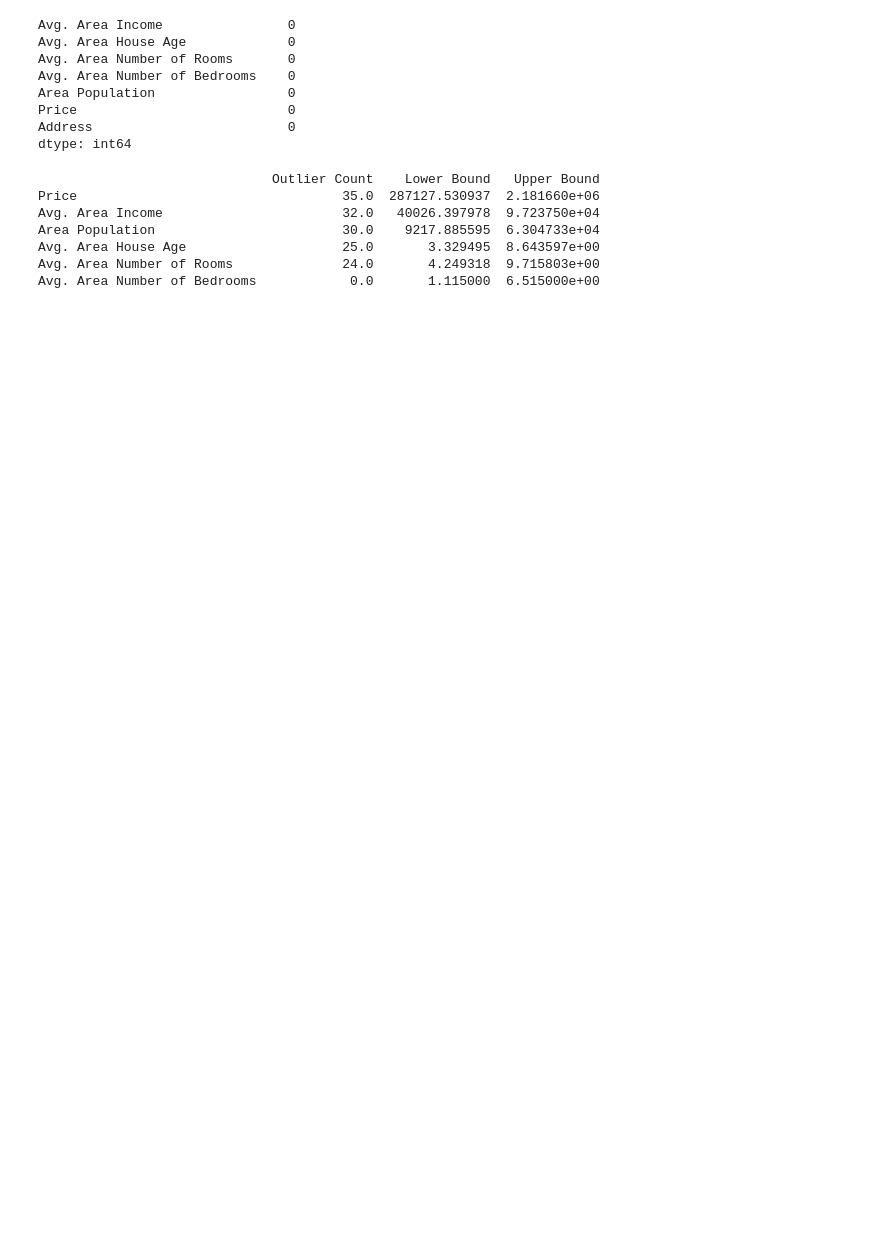
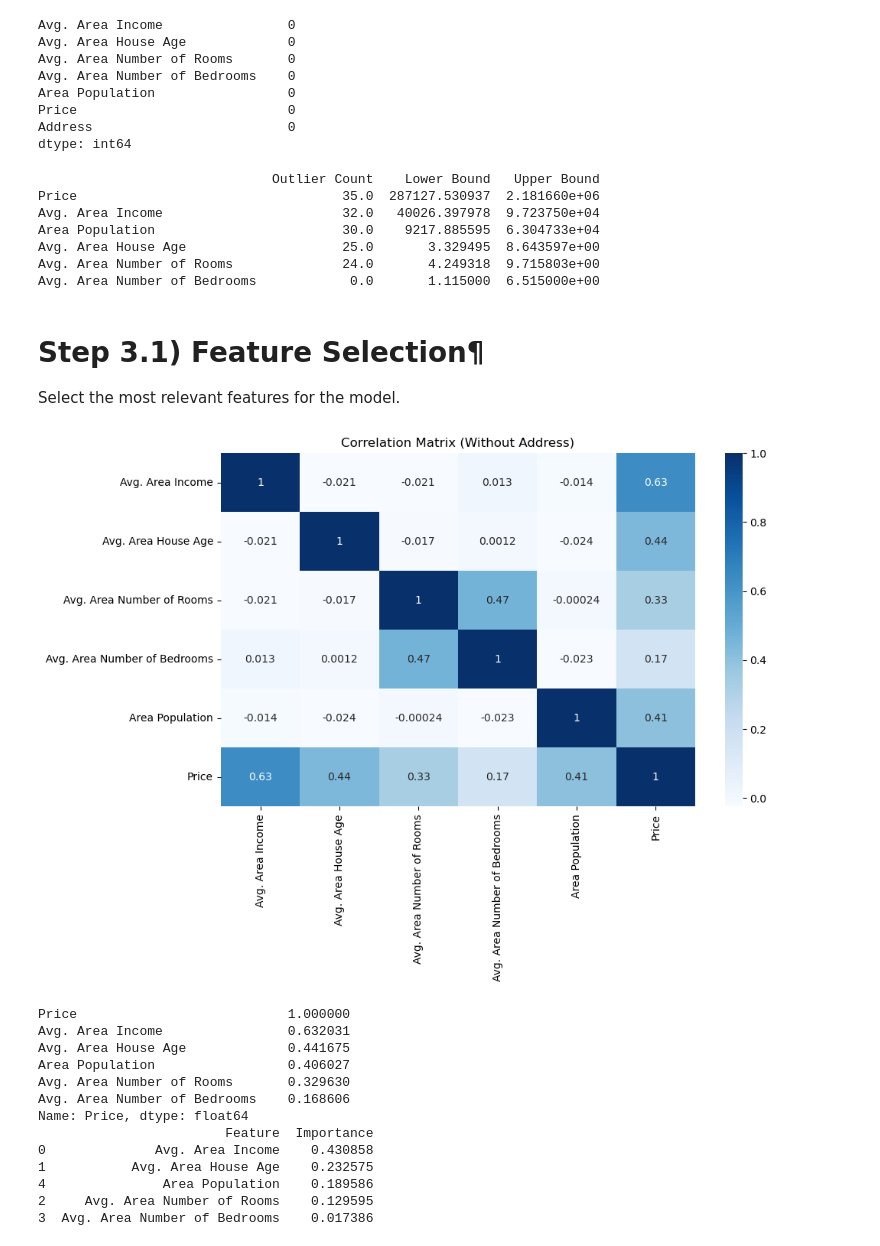
Before and after one commit to RuqayaAli/ML_repo, a Jupyter notebook: ML_Project_Tamplet/ML_Project.ipynb, the cells around one changed output. Drawn from its saved outputs; the diff is of its cells as text; code cells hidden in the pictures; blank space fills up the shorter version.

Commit message:
Feature selection done_ML_Project

```diff
--- a/ML_Project_Tamplet/ML_Project.ipynb
+++ b/ML_Project_Tamplet/ML_Project.ipynb
@@ -121,3 +122,56 @@ for col in outlier_df.index:
     lower = outlier_df.loc[col, 'Lower Bound']
     upper = outlier_df.loc[col, 'Upper Bound']
     df = df[(df[col] >= lower) & (df[col] <= upper)]
+# %% [markdown]
+# Step 3.1) Feature Selection¶
+Select the most relevant features for the model.
+# %%
+import seaborn as sns
+import matplotlib.pyplot as plt
+
+# حذف Address قبل حساب الارتباط
+correlation = df.drop(columns=['Address']).corr()
+
+plt.figure(figsize=(10, 6))
+sns.heatmap(correlation, annot=True, cmap="Blues")
+plt.title("Correlation Matrix (Without Address)")
+plt.show()
+
+# نطبع الارتباط مع السعر فقط
+print(correlation['Price'].sort_values(ascending=False))
+
+from sklearn.ensemble import RandomForestRegressor
+
+# X = جميع الميزات ما عدا السعر والعنوان
+X = df.drop(columns=['Price', 'Address'])
+y = df['Price']
+
+model = RandomForestRegressor(random_state=42)
+model.fit(X, y)
+
+# استخراج أهمية كل ميزة
+importances = model.feature_importances_
+
+# عرض النتائج
+import pandas as pd
+feature_importance_df = pd.DataFrame({
+    'Feature': X.columns,
+    'Importance': importances
+}).sort_values(by='Importance', ascending=False)
+
+print(feature_importance_df)
+# %% [output]
+[figure, added]
+Price                           1.000000
+Avg. Area Income                0.632031
+Avg. Area House Age             0.441675
+Area Population                 0.406027
+Avg. Area Number of Rooms       0.329630
+Avg. Area Number of Bedrooms    0.168606
+Name: Price, dtype: float64
+                        Feature  Importance
+0              Avg. Area Income    0.430858
+1           Avg. Area House Age    0.232575
+4               Area Population    0.189586
+2     Avg. Area Number of Rooms    0.129595
+3  Avg. Area Number of Bedrooms    0.017386
```
Also changed, not shown: parts of 2 cells of this notebook.
